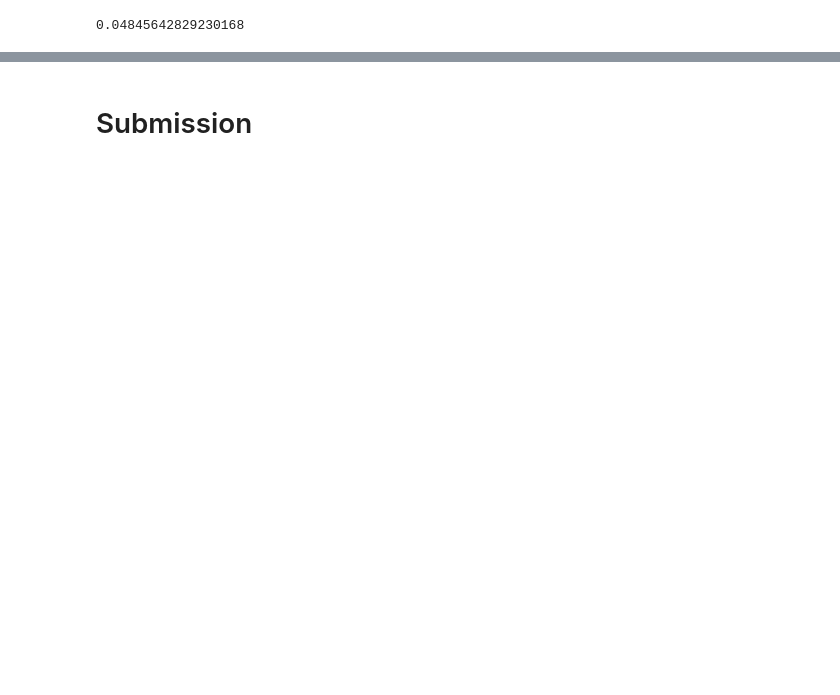
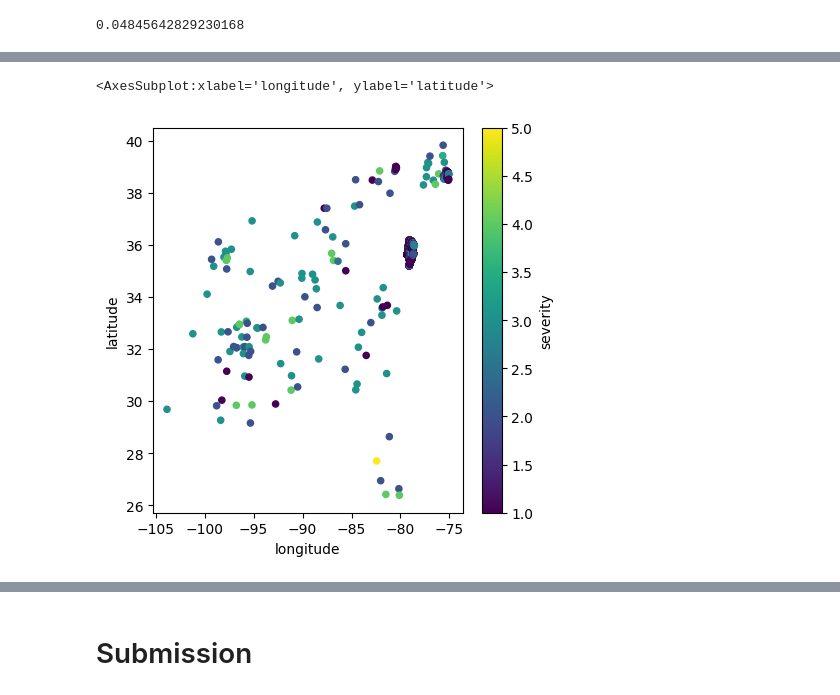
Before and after one commit to k-loki/Algal-bloom-Identification, a Jupyter notebook: notebooks/model_mtdata.ipynb, the cells around one changed output, grey strips where cells are left out. Saved outputs shown, nothing was run; the diff lists cells and outputs as text; code cells hidden in the pictures; blank space fills up the shorter version.

```diff
--- a/notebooks/model_mtdata.ipynb
+++ b/notebooks/model_mtdata.ipynb
@@ -700,0 +952,3 @@ dtype: float64
+# %%
+test_calls = {}
+count = 0
@@ -700,0 +1208,4 @@ dtype: float64
+# %%
+data = pd.concat([train_data, test_data])
+data.sort_index(inplace=True)
+data
@@ -700,0 +1226,3 @@ dtype: float64
+# %%
+data.sort_values(by='date', inplace=True)
+data
@@ -700,0 +1860,6 @@ dtype: float64
+# %%
+southdata = data[data.region == "south"]
+southdata[['longitude', 'latitude', 'severity']].groupby(['longitude', 'latitude']).mean().reset_index().plot.scatter(x='longitude', y='latitude', c='severity', colormap='viridis', figsize=(5, 5))
+# %% [output]
+<AxesSubplot:xlabel='longitude', ylabel='latitude'>
+[figure, added]
```
Also changed, not shown: parts of 125 cells of this notebook.
